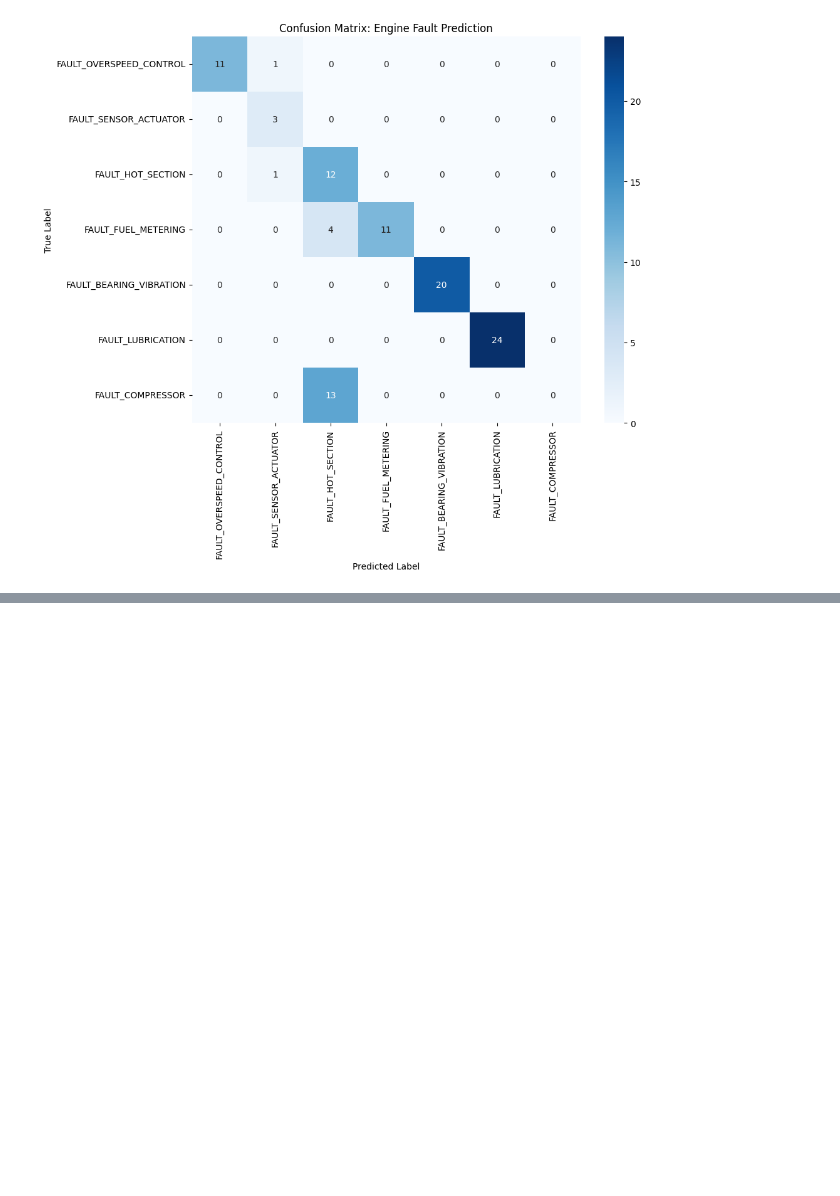
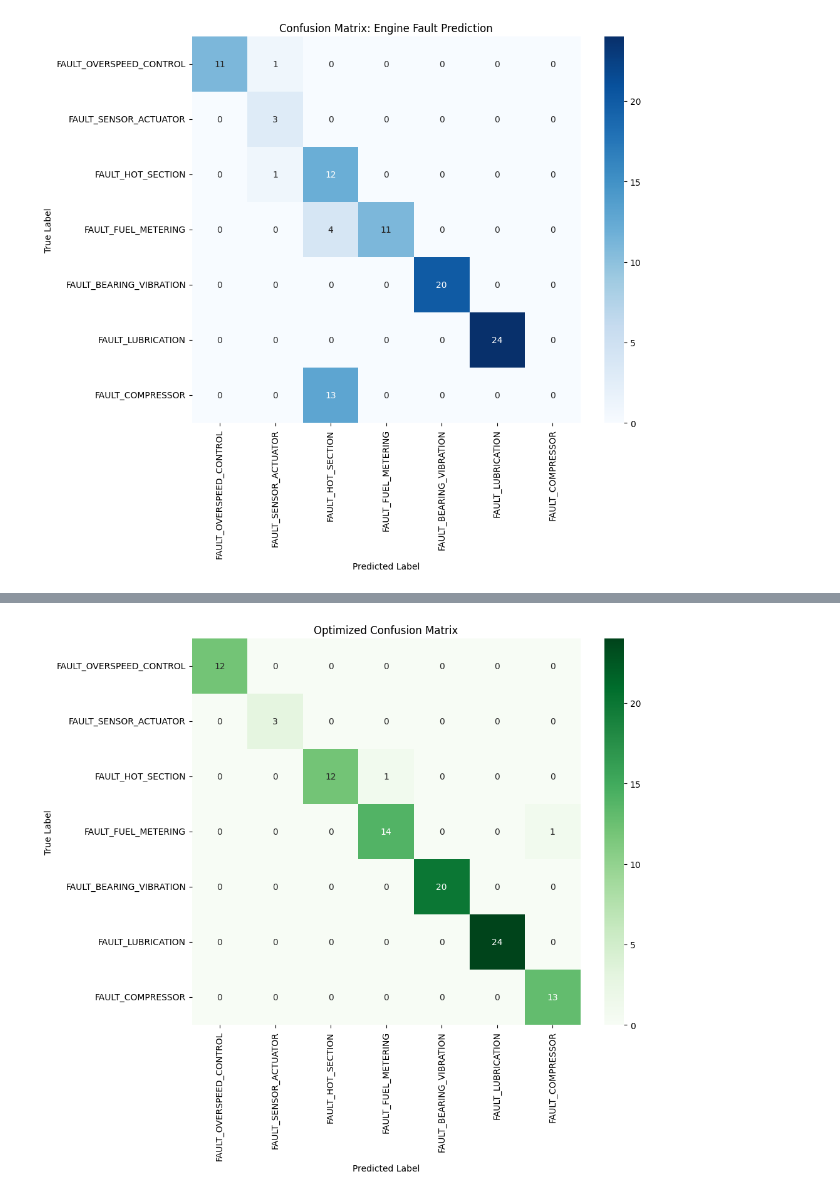
Before and after one commit to psvprasad2003/SAMPLE_ML_MODELS, a Jupyter notebook: AE_DECISION_TREE.ipynb, the cells around one changed output, grey strips where cells are left out. Cells and saved outputs as stored; diff of their text form; code cells hidden in the pictures; blank space fills up the shorter version.

Commit message:
Aircraft engine maintenance using decision tree method

```diff
--- a/AE_DECISION_TREE.ipynb
+++ b/AE_DECISION_TREE.ipynb
@@ -124,0 +128,23 @@ plt.show()
+# %%
+from sklearn.model_selection import GridSearchCV
+
+# Define the parameter grid
+param_grid = {
+    'max_depth': [3, 5, 7, 10, None],
+    'min_samples_split': [2, 5, 10],
+    'min_samples_leaf': [1, 2, 5],
+    'criterion': ['gini', 'entropy']
+}
+
+# Initialize GridSearchCV
+grid_search = GridSearchCV(DecisionTreeClassifier(random_state=42), param_grid, cv=5, scoring='accuracy')
+grid_search.fit(X_train, y_train)
+
+# Get the best model
+best_clf = grid_search.best_estimator_
+print(f"Best Parameters: {grid_search.best_params_}")
+
+# Evaluate the optimized model
+y_pred_opt = best_clf.predict(X_test)
+print("\nOptimized Classification Report:")
+print(classification_report(y_test, y_pred_opt, target_names=class_names))
@@ -124,0 +168,12 @@ plt.show()
+# %%
+# Visualize the optimized confusion matrix
+plt.figure(figsize=(10, 8))
+cm_opt = confusion_matrix(y_test, y_pred_opt)
+sns.heatmap(cm_opt, annot=True, fmt='d', cmap='Greens',
+            xticklabels=class_names, yticklabels=class_names)
+plt.xlabel('Predicted Label')
+plt.ylabel('True Label')
+plt.title('Optimized Confusion Matrix')
+plt.show()
+# %% [output]
+[figure, added]
```
Also changed, not shown: parts of 6 cells of this notebook.
